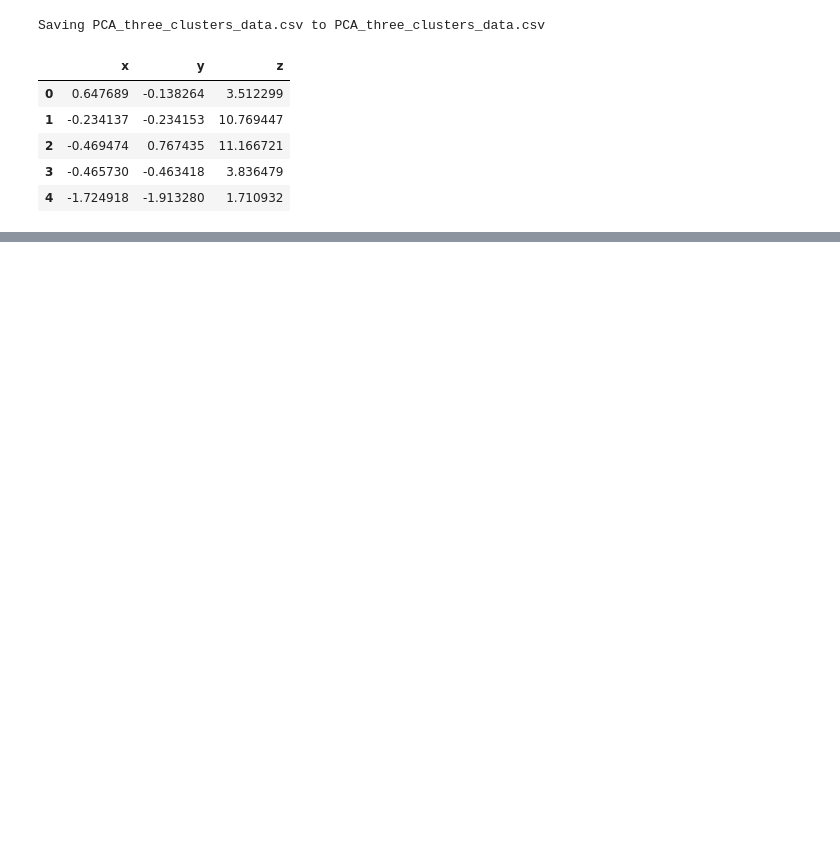
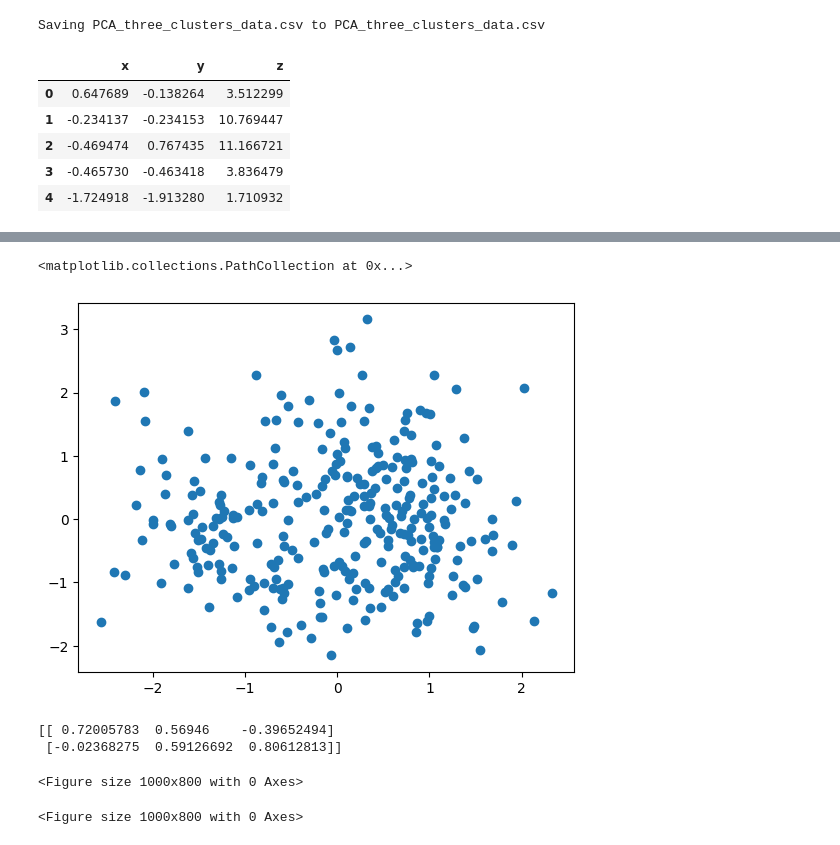
Before and after one commit to kaluznys/uczenie_maszynowe_UW, a Jupyter notebook: testowe.ipynb, the cells around one changed output, grey strips where cells are left out. Drawn from its saved outputs; the diff is of its cells as text; code cells hidden in the pictures; blank space fills up the shorter version.

```diff
--- a/testowe.ipynb
+++ b/testowe.ipynb
@@ -74,0 +73,3 @@ AttributeError: 'numpy.ndarray' object has no attribute 'head'
+# %%
+df_scaled = pd.DataFrame(df_scaled)
+df_scaled.head()
@@ -75,3 +83,5 @@ AttributeError: 'numpy.ndarray' object has no attribute 'head'
 # %%
 pca = PCA(n_components=2)
 df_scaled_pca = pca.fit_transform(df_scaled)
+df_scaled_pca = pd.DataFrame(df_scaled_pca, columns=['pca1', 'pca2'])
+df_scaled_pca.head()
@@ -77,0 +95,17 @@ df_scaled_pca = pca.fit_transform(df_scaled)
+# %%
+plt.scatter(df_scaled_pca.pca1, df_scaled_pca.pca2, )
+plt.title("Pca 2 components")
+# %% [output]
+<matplotlib.collections.PathCollection at 0x...>
+[figure, added]
+# %%
+eigenfaces = pca.components_
+print(eigenfaces)
+# %% [output]
+[[ 0.72005783  0.56946    -0.39652494]
+ [-0.02368275  0.59126692  0.80612813]]
+# %%
+plt.figure(figsize=(10, 8))
+# %% [output]
+<Figure size 1000x800 with 0 Axes>
+<Figure size 1000x800 with 0 Axes>
```
Also changed, not shown: parts of 4 cells of this notebook.
